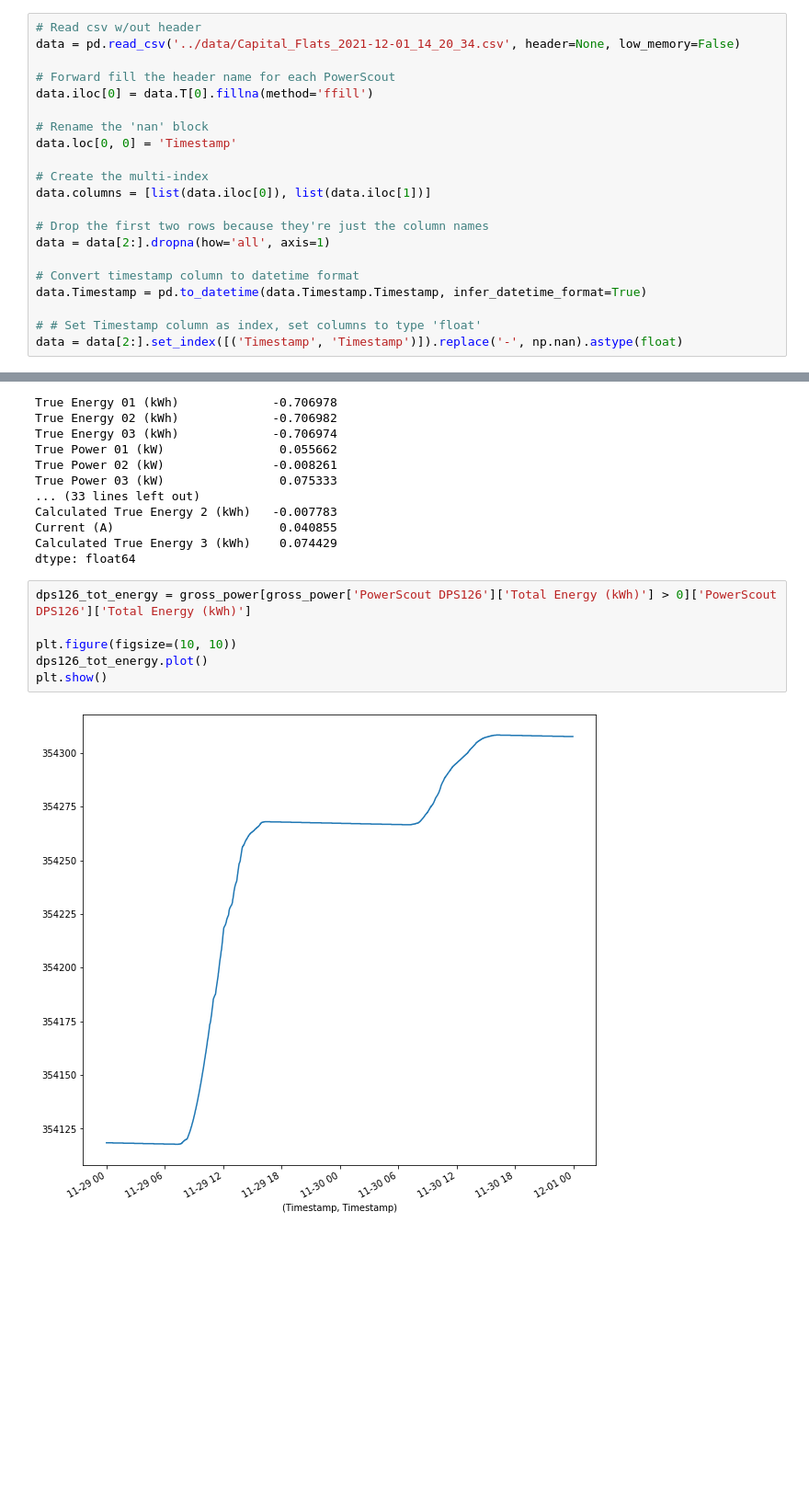
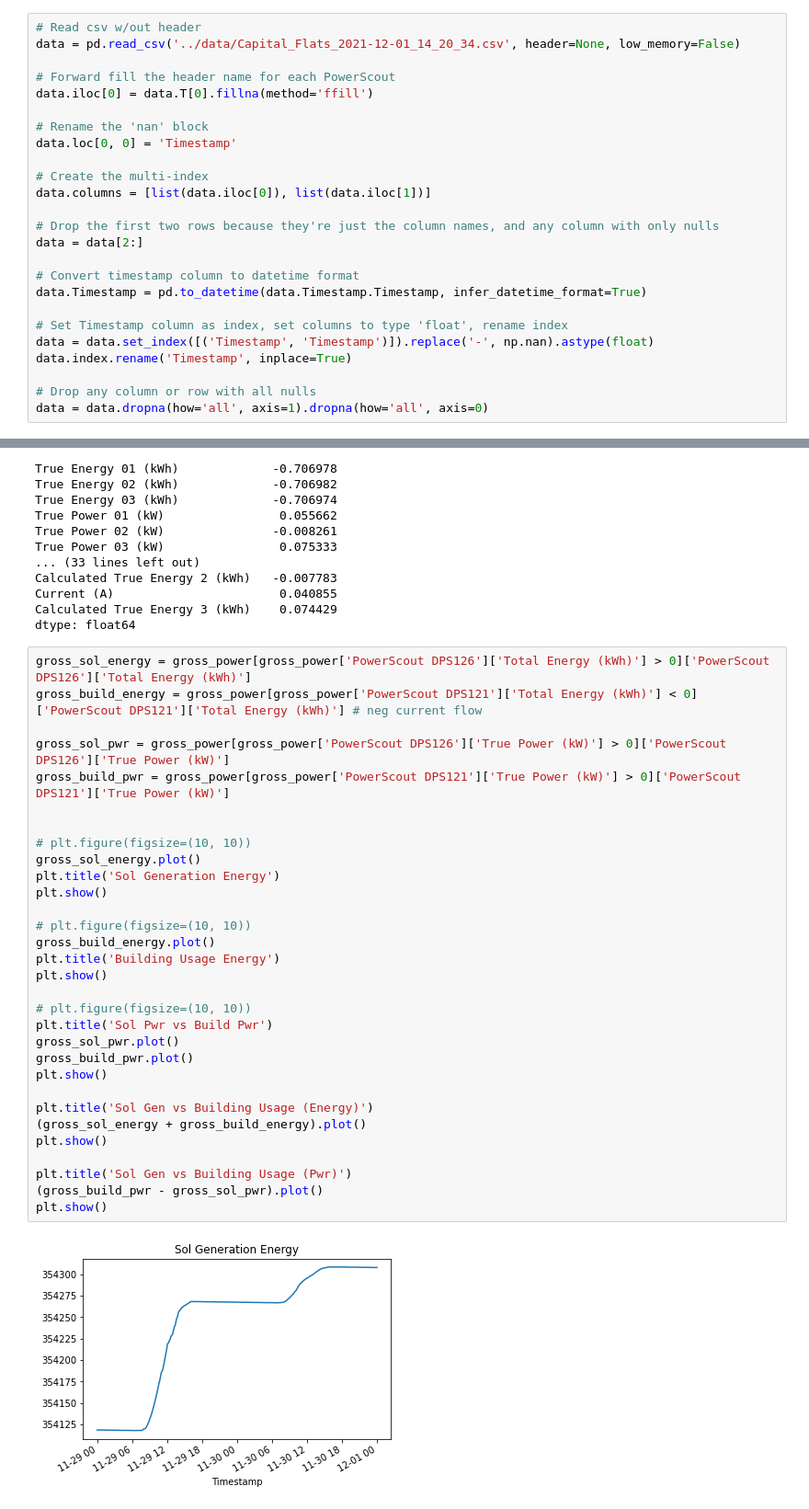
Before and after one commit to samsipe/amplify-microgrid-ai, a Jupyter notebook: notebooks/power_jd.ipynb, the cells around one changed output, grey strips where cells are left out. Shown at 92% size. Drawn from its saved outputs; the diff is of its cells as text; blank space fills up the shorter version.

Commit message:
End of group meeting commit
Will finish cleaning the plots and commit again later tonight or tomorrow.

```diff
--- a/notebooks/power_jd.ipynb
+++ b/notebooks/power_jd.ipynb
@@ -16,14 +16,18 @@ data.loc[0, 0] = 'Timestamp'
 # Create the multi-index
 data.columns = [list(data.iloc[0]), list(data.iloc[1])]
 
-# Drop the first two rows because they're just the column names
-data = data[2:].dropna(how='all', axis=1)
+# Drop the first two rows because they're just the column names, and any column with only nulls
+data = data[2:]
 
 # Convert timestamp column to datetime format
 data.Timestamp = pd.to_datetime(data.Timestamp.Timestamp, infer_datetime_format=True)
 
-# # Set Timestamp column as index, set columns to type 'float'
-data = data[2:].set_index([('Timestamp', 'Timestamp')]).replace('-', np.nan).astype(float)
+# Set Timestamp column as index, set columns to type 'float', rename index
+data = data.set_index([('Timestamp', 'Timestamp')]).replace('-', np.nan).astype(float)
+data.index.rename('Timestamp', inplace=True)
+
+# Drop any column or row with all nulls
+data = data.dropna(how='all', axis=1).dropna(how='all', axis=0)
 # %%
 # Slice to the two power systems we're monitoring
 gross_power_cols = ['PowerScout DPS126', 'PowerScout DPS121']
@@ -66,10 +78,35 @@ Current (A)                       0.040855
 Calculated True Energy 3 (kWh)    0.074429
 dtype: float64
 # %%
-dps126_tot_energy = gross_power[gross_power['PowerScout DPS126']['Total Energy (kWh)'] > 0]['PowerScout DPS126']['Total Energy (kWh)']
+gross_sol_energy = gross_power[gross_power['PowerScout DPS126']['Total Energy (kWh)'] > 0]['PowerScout DPS126']['Total Energy (kWh)']
+gross_build_energy = gross_power[gross_power['PowerScout DPS121']['Total Energy (kWh)'] < 0]['PowerScout DPS121']['Total Energy (kWh)'] # neg current flow
 
-plt.figure(figsize=(10, 10))
-dps126_tot_energy.plot()
+gross_sol_pwr = gross_power[gross_power['PowerScout DPS126']['True Power (kW)'] > 0]['PowerScout DPS126']['True Power (kW)']
+gross_build_pwr = gross_power[gross_power['PowerScout DPS121']['True Power (kW)'] > 0]['PowerScout DPS121']['True Power (kW)']
+
+
+# plt.figure(figsize=(10, 10))
+gross_sol_energy.plot()
+plt.title('Sol Generation Energy')
 plt.show()
+
+# plt.figure(figsize=(10, 10))
+gross_build_energy.plot()
+plt.title('Building Usage Energy')
+plt.show()
+
+# plt.figure(figsize=(10, 10))
+plt.title('Sol Pwr vs Build Pwr')
+gross_sol_pwr.plot()
+gross_build_pwr.plot()
+plt.show()
+
+plt.title('Sol Gen vs Building Usage (Energy)')
+(gross_sol_energy + gross_build_energy).plot()
+plt.show()
+
+plt.title('Sol Gen vs Building Usage (Pwr)')
+(gross_build_pwr - gross_sol_pwr).plot()
+plt.show()
 # %% [output]
-[figure, old version]
+[figure, new version]
```
Also changed, not shown: parts of 2 cells of this notebook.
